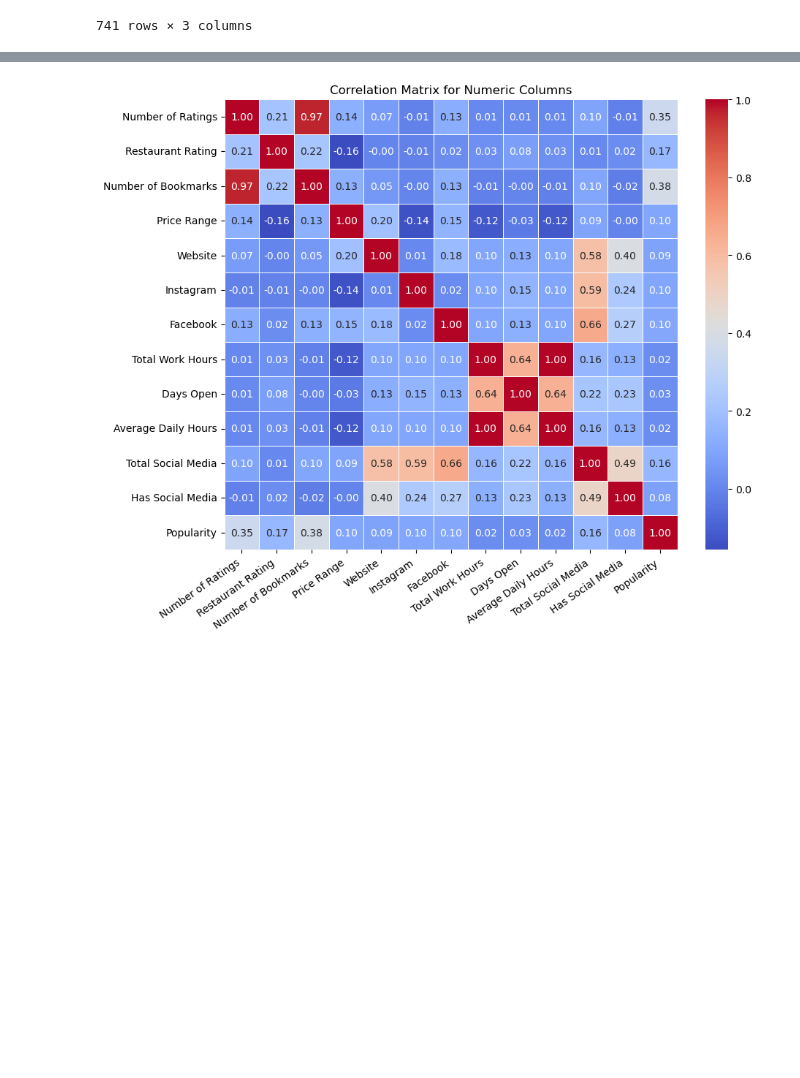
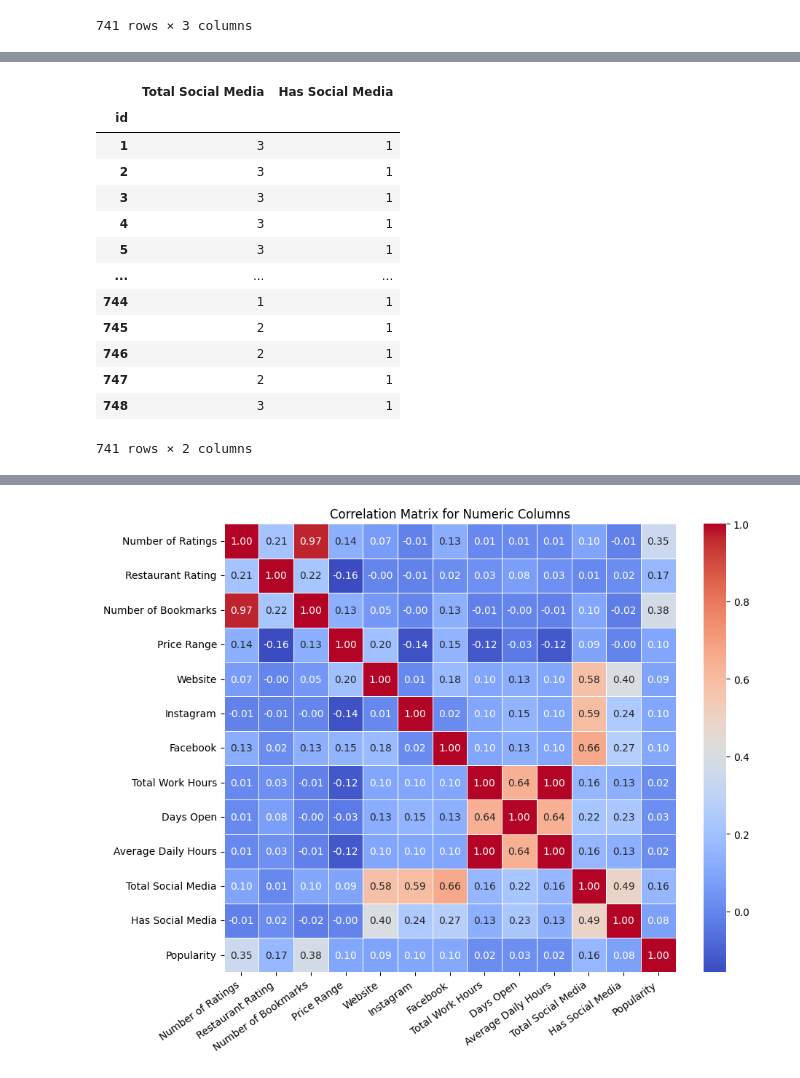
Before and after one commit to anton-p0g/ProyectoWebScrapping, a Jupyter notebook: parte2/Correlaciones/Correlaciones.ipynb, the cells around one changed output, grey strips where cells are left out. Drawn from its saved outputs; the diff is of its cells as text; code cells hidden in the pictures; blank space fills up the shorter version.

```diff
--- a/parte2/Correlaciones/Correlaciones.ipynb
+++ b/parte2/Correlaciones/Correlaciones.ipynb
@@ -282,3 +412,20 @@ df
 df["Total Social Media"] = df[["Website", "Instagram", "Facebook"]].apply(lambda row: sum(value == 1 for value in row), axis=1)
 # %%
 df["Has Social Media"] = df[['Website', 'Instagram', 'Facebook']].apply(lambda row: 1 if any(value == 1 for value in row) else 0, axis=1)
+# %%
+df[["Total Social Media", "Has Social Media"]]
+# %% [output]
+|  | Total Social Media | Has Social Media |
+| id |  |  |
+| 1 | 3 | 1 |
+| 2 | 3 | 1 |
+| 3 | 3 | 1 |
+| 4 | 3 | 1 |
+| 5 | 3 | 1 |
+| ... | ... | ... |
+| 744 | 1 | 1 |
+| 745 | 2 | 1 |
+| 746 | 2 | 1 |
+| 747 | 2 | 1 |
+| 748 | 3 | 1 |
+741 rows × 2 columns
```
Also changed, not shown: parts of 31 cells of this notebook, 3 other files.
